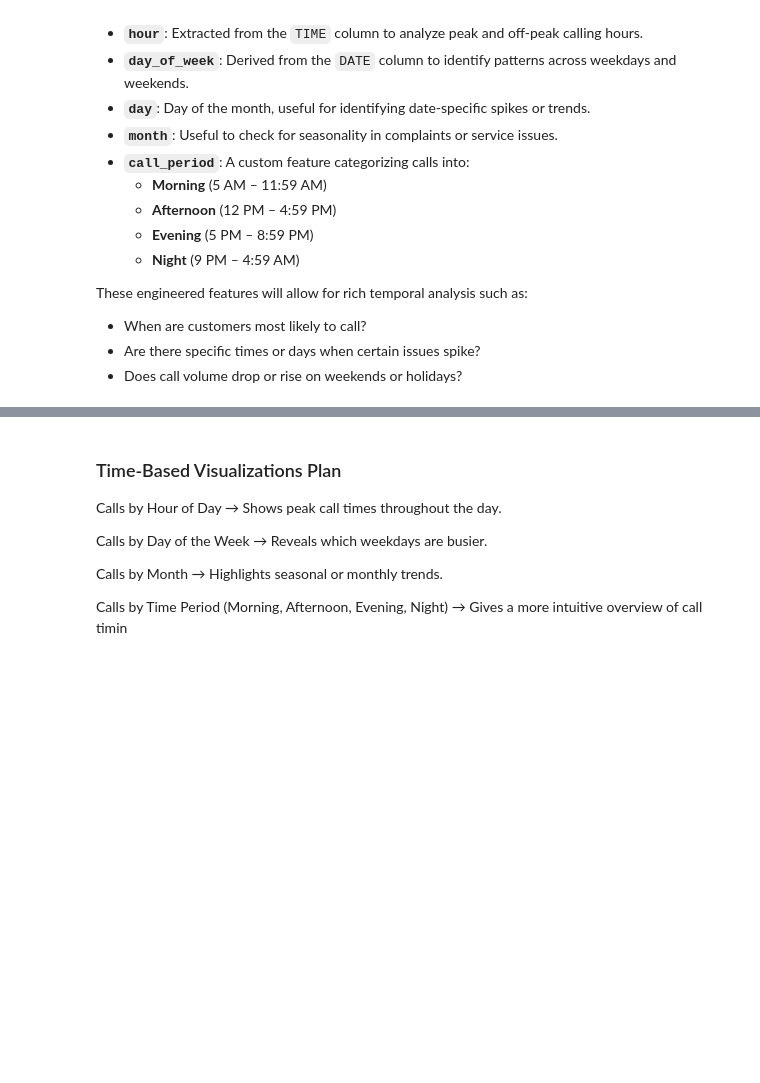
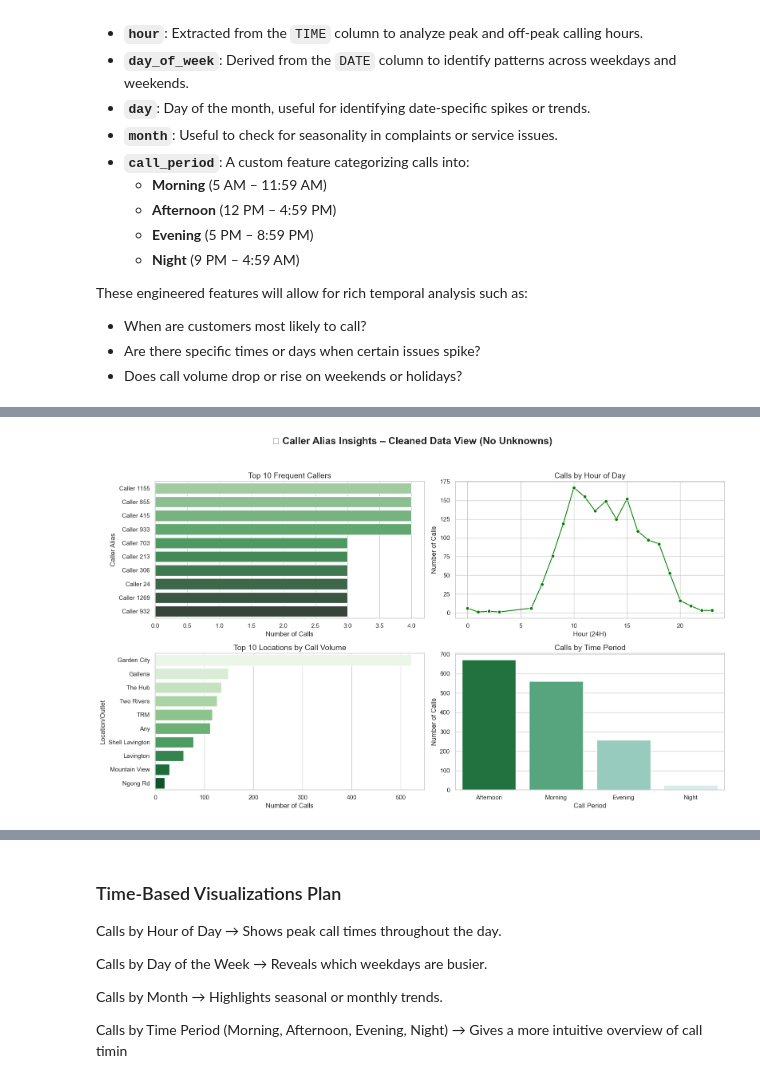
Before and after one commit to RachelinTheLoop/call-center-analytics, a Jupyter notebook: customer_call_analysis.ipynb, the cells around one changed output, grey strips where cells are left out. Saved outputs shown, nothing was run; the diff lists cells and outputs as text; code cells hidden in the pictures; blank space fills up the shorter version.

Commit message:
added more output and edited notebook

```diff
--- a/customer_call_analysis.ipynb
+++ b/customer_call_analysis.ipynb
@@ -323,0 +466,69 @@ calldata
+# %%
+import pandas as pd
+import seaborn as sns
+import matplotlib.pyplot as plt
+import os
+
+# Ensure Output folder exists
+os.makedirs("Output", exist_ok=True)
+
+# Set Seaborn theme
+sns.set_theme(style="whitegrid", palette="Greens")
+
+# -------- Clean CALLER ALIAS --------
+filtered_data = calldata[
+    calldata["CALLER ALIAS"].notna() &
+    (calldata["CALLER ALIAS"].str.strip() != "") &
+    (~calldata["CALLER ALIAS"].str.lower().str.contains("unknown"))
+]
+
+# --- Top 10 Frequent Callers ---
+frequent_callers = (
+    filtered_data["CALLER ALIAS"]
+    .value_counts()
+    .reset_index(name="Number of Calls")
+    .rename(columns={"index": "CALLER ALIAS"})
+    .head(10)
+)
+
+# --- Hourly Call Distribution ---
+hourly_dist = filtered_data["hour"].value_counts().sort_index()
+
+# --- Location/Outlet Analysis ---
+location_dist = filtered_data["LOCATION/OUTLET"].value_counts().head(10)
+
+# --- Calls by Call Period ---
+call_period_dist = filtered_data["call_period"].value_counts()
+
+# ---------- Plot All 4 in One Chart ----------
+fig, axs = plt.subplots(2, 2, figsize=(16, 10))
+fig.suptitle("📞 Caller Alias Insights – Cleaned Data View (No Unknowns)", fontsize=18, fontweight='bold')
+
+# 1. Top Callers
+sns.barplot(data=frequent_callers, x="Number of Calls", y="CALLER ALIAS", ax=axs[0, 0], palette="Greens_d")
+axs[0, 0].set_title("Top 10 Frequent Callers", fontsize=14)
+axs[0, 0].set_xlabel("Number of Calls")
+axs[0, 0].set_ylabel("Caller Alias")
+
+# 2. Hourly Distribution
+sns.lineplot(x=hourly_dist.index, y=hourly_dist.values, marker="o", ax=axs[0, 1], color="green")
+axs[0, 1].set_title("Calls by Hour of Day", fontsize=14)
+axs[0, 1].set_xlabel("Hour (24H)")
+axs[0, 1].set_ylabel("Number of Calls")
+
+# 3. Location-Based Calls
+sns.barplot(x=location_dist.values, y=location_dist.index, ax=axs[1, 0], palette="Greens")
+axs[1, 0].set_title("Top 10 Locations by Call Volume", fontsize=14)
+axs[1, 0].set_xlabel("Number of Calls")
+axs[1, 0].set_ylabel("Location/Outlet")
+
+# 4. Call Periods
+sns.barplot(x=call_period_dist.index, y=call_period_dist.values, ax=axs[1, 1], palette="BuGn_r")
+axs[1, 1].set_title("Calls by Time Period", fontsize=14)
+axs[1, 1].set_xlabel("Call Period")
+axs[1, 1].set_ylabel("Number of Calls")
+
+plt.tight_layout(rect=[0, 0.03, 1, 0.95])
+plt.savefig("Output/Caller_Alias_Insights.png", dpi=300)
+plt.show()
+# %% [output]
@@ -323,0 +546 @@ calldata
+[figure, added]
```
Also changed, not shown: parts of 22 cells of this notebook, 8 other files.
